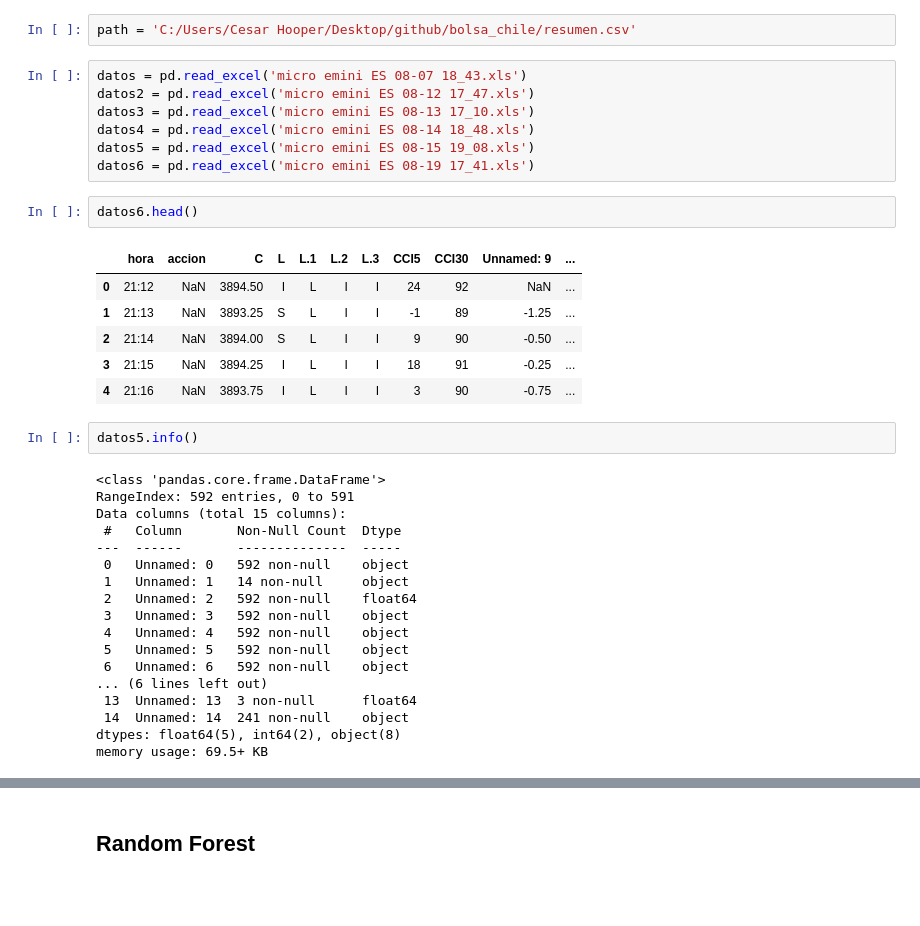
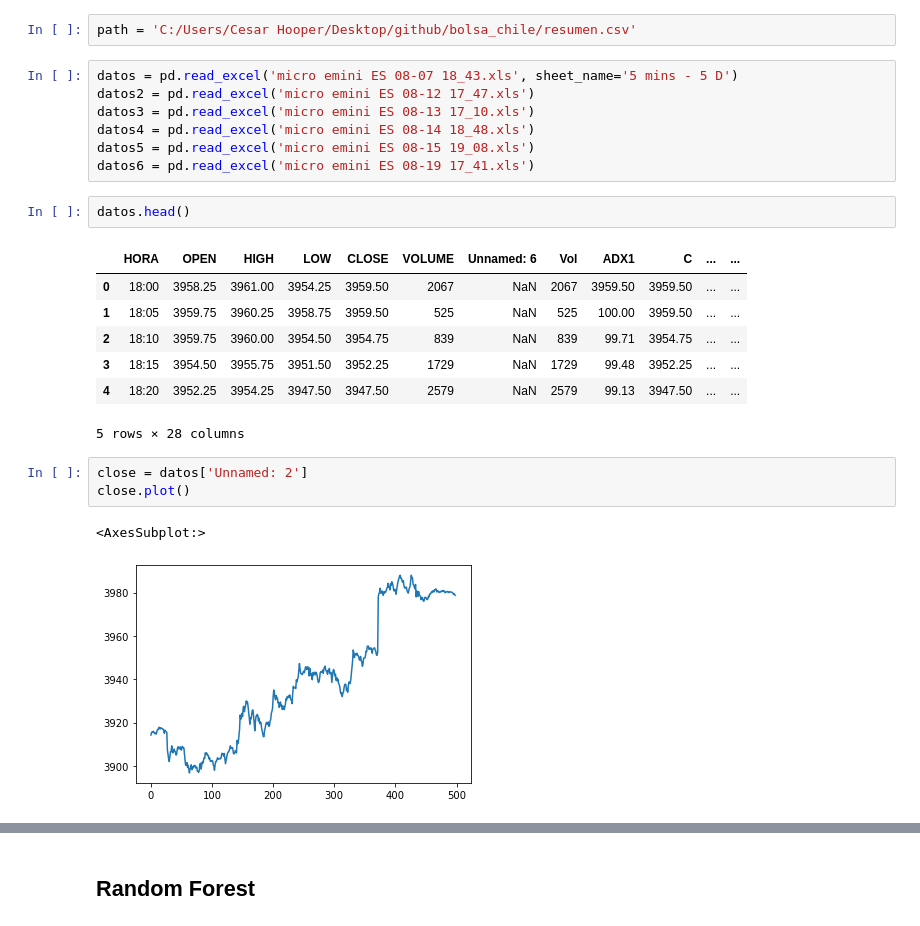
Before and after one commit to hoopercesar/Machine-Learning-Projects, a Jupyter notebook: proyecto_marcelo.ipynb, the cells around one changed output, grey strips where cells are left out. Drawn from its saved outputs; the diff is of its cells as text; blank space fills up the shorter version.

```diff
--- a/proyecto_marcelo.ipynb
+++ b/proyecto_marcelo.ipynb
@@ -39,39 +41,26 @@ Python 3.8.8
 # %%
 path = 'C:/Users/Cesar Hooper/Desktop/github/bolsa_chile/resumen.csv'
 # %%
-datos = pd.read_excel('micro emini ES 08-07 18_43.xls')
+datos = pd.read_excel('micro emini ES 08-07 18_43.xls', sheet_name='5 mins - 5 D')
 datos2 = pd.read_excel('micro emini ES 08-12 17_47.xls')
 datos3 = pd.read_excel('micro emini ES 08-13 17_10.xls')
 datos4 = pd.read_excel('micro emini ES 08-14 18_48.xls')
 datos5 = pd.read_excel('micro emini ES 08-15 19_08.xls')
 datos6 = pd.read_excel('micro emini ES 08-19 17_41.xls')
 # %%
-datos6.head()
+datos.head()
 # %% [output]
-|  | hora | accion | C | L | L.1 | L.2 | L.3 | CCI5 | CCI30 | Unnamed: 9 | ... |
-| 0 | 21:12 | NaN | 3894.50 | I | L | I | I | 24 | 92 | NaN | ... |
-| 1 | 21:13 | NaN | 3893.25 | S | L | I | I | -1 | 89 | -1.25 | ... |
-| 2 | 21:14 | NaN | 3894.00 | S | L | I | I | 9 | 90 | -0.50 | ... |
-| 3 | 21:15 | NaN | 3894.25 | I | L | I | I | 18 | 91 | -0.25 | ... |
-| 4 | 21:16 | NaN | 3893.75 | I | L | I | I | 3 | 90 | -0.75 | ... |
+|  | HORA | OPEN | HIGH | LOW | CLOSE | VOLUME | Unnamed: 6 | Vol | ADX1 | C | ... | ... |
+| 0 | 18:00 | 3958.25 | 3961.00 | 3954.25 | 3959.50 | 2067 | NaN | 2067 | 3959.50 | 3959.50 | ... | ... |
+| 1 | 18:05 | 3959.75 | 3960.25 | 3958.75 | 3959.50 | 525 | NaN | 525 | 100.00 | 3959.50 | ... | ... |
+| 2 | 18:10 | 3959.75 | 3960.00 | 3954.50 | 3954.75 | 839 | NaN | 839 | 99.71 | 3954.75 | ... | ... |
+| 3 | 18:15 | 3954.50 | 3955.75 | 3951.50 | 3952.25 | 1729 | NaN | 1729 | 99.48 | 3952.25 | ... | ... |
+| 4 | 18:20 | 3952.25 | 3954.25 | 3947.50 | 3947.50 | 2579 | NaN | 2579 | 99.13 | 3947.50 | ... | ... |
+5 rows × 28 columns
 # %%
-datos5.info()
+close = datos['Unnamed: 2']
+close.plot()
 # %% [output]
-<class 'pandas.core.frame.DataFrame'>
-RangeIndex: 592 entries, 0 to 591
-Data columns (total 15 columns):
- #   Column       Non-Null Count  Dtype
----  ------       --------------  -----
- 0   Unnamed: 0   592 non-null    object
- 1   Unnamed: 1   14 non-null     object
- 2   Unnamed: 2   592 non-null    float64
- 3   Unnamed: 3   592 non-null    object
- 4   Unnamed: 4   592 non-null    object
- 5   Unnamed: 5   592 non-null    object
- 6   Unnamed: 6   592 non-null    object
-... (6 lines left out)
- 13  Unnamed: 13  3 non-null      float64
- 14  Unnamed: 14  241 non-null    object
-dtypes: float64(5), int64(2), object(8)
-memory usage: 69.5+ KB
+<AxesSubplot:>
+[figure, added]
 # %%
```
Also changed, not shown: parts of 21 cells of this notebook.
